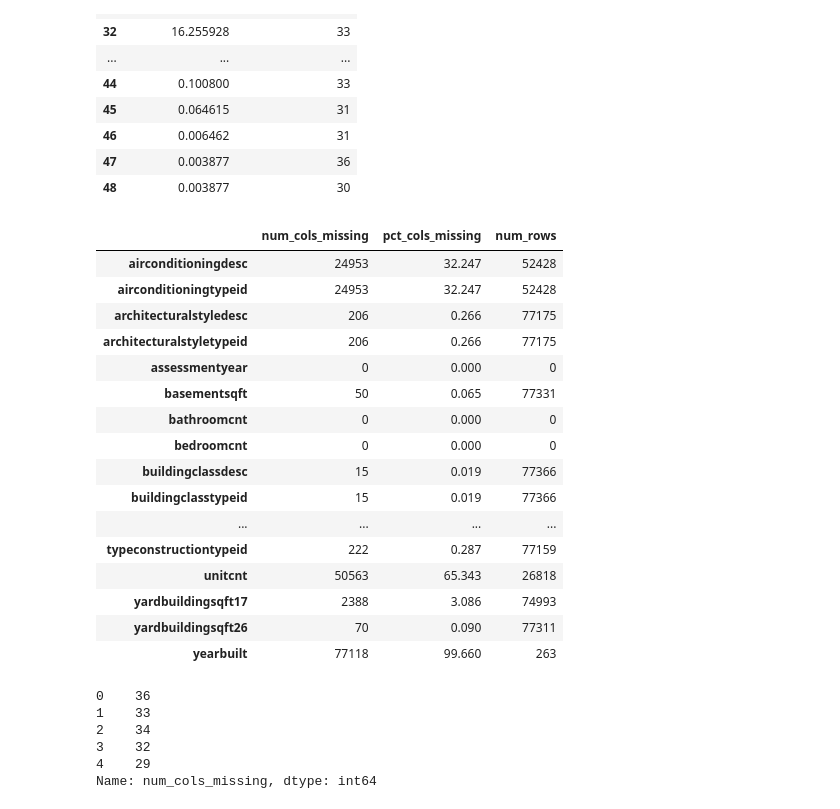
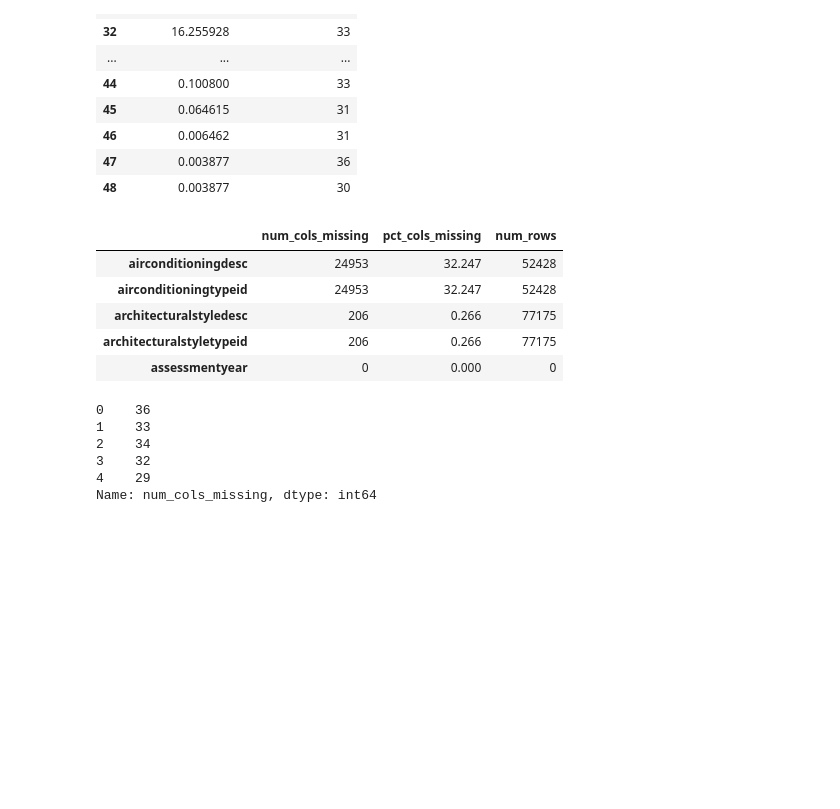
Before and after one commit to lukewbecker/clustering-exercises, a Jupyter notebook: clustering_wrangling.ipynb, the cells around one changed output. Drawn from its saved outputs; the diff is of its cells as text; code cells hidden in the pictures; blank space fills up the shorter version.

```diff
--- a/clustering_wrangling.ipynb
+++ b/clustering_wrangling.ipynb
@@ -362,25 +366,14 @@ def count_and_percent_missing_column(df):
     return missing_cols_and_rows_df
 # %%
 df2_test = count_and_percent_missing_column(df)
-df2_test
+df2_test.head()
 # %% [output]
 |  | num_cols_missing | pct_cols_missing | num_rows |
 | airconditioningdesc | 24953 | 32.247 | 52428 |
 | airconditioningtypeid | 24953 | 32.247 | 52428 |
 | architecturalstyledesc | 206 | 0.266 | 77175 |
 | architecturalstyletypeid | 206 | 0.266 | 77175 |
 | assessmentyear | 0 | 0.000 | 0 |
-| basementsqft | 50 | 0.065 | 77331 |
-| bathroomcnt | 0 | 0.000 | 0 |
-| bedroomcnt | 0 | 0.000 | 0 |
-| buildingclassdesc | 15 | 0.019 | 77366 |
-| buildingclasstypeid | 15 | 0.019 | 77366 |
-| ... | ... | ... | ... |
-| typeconstructiontypeid | 222 | 0.287 | 77159 |
-| unitcnt | 50563 | 65.343 | 26818 |
-| yardbuildingsqft17 | 2388 | 3.086 | 74993 |
-| yardbuildingsqft26 | 70 | 0.090 | 77311 |
-| yearbuilt | 77118 | 99.660 | 263 |
 # %%
 df['num_cols_missing'] = df.isna().sum(axis = 1)
 df.num_cols_missing.head()
```
Also changed, not shown: parts of 26 cells of this notebook.
